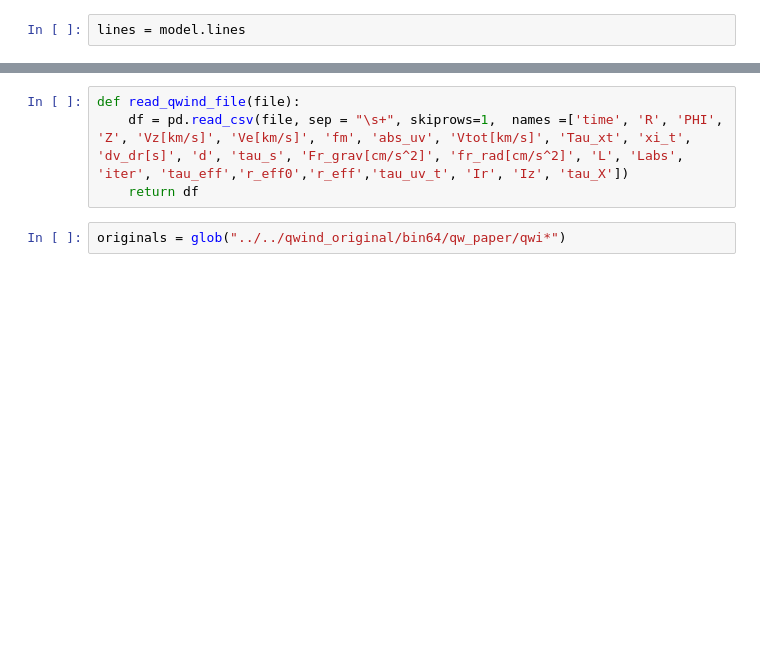
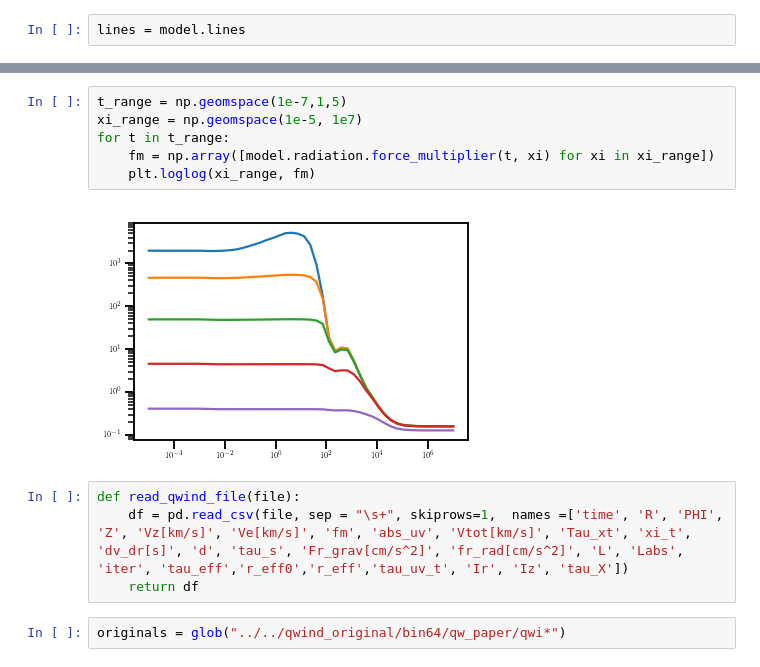
Before and after one commit to arnauqb/qwind, a Jupyter notebook: Notebooks/debug2.ipynb, the cells around one changed output, grey strips where cells are left out. Drawn from its saved outputs; the diff is of its cells as text; blank space fills up the shorter version.

```diff
--- a/Notebooks/debug2.ipynb
+++ b/Notebooks/debug2.ipynb
@@ -70,3 +82,11 @@ model.mdot_w / constants.Ms * constants.year
+# %%
+t_range = np.geomspace(1e-7,1,5)
+xi_range = np.geomspace(1e-5, 1e7)
+for t in t_range:
+    fm = np.array([model.radiation.force_multiplier(t, xi) for xi in xi_range])
+    plt.loglog(xi_range, fm)
+# %% [output]
+[figure, added]
 # %%
 def read_qwind_file(file):
     df = pd.read_csv(file, sep = "\s+", skiprows=1,  names =['time', 'R', 'PHI', 'Z', 'Vz[km/s]', 'Ve[km/s]', 'fm', 'abs_uv', 'Vtot[km/s]', 'Tau_xt', 'xi_t', 'dv_dr[s]', 'd', 'tau_s', 'Fr_grav[cm/s^2]', 'fr_rad[cm/s^2]', 'L', 'Labs', 'iter', 'tau_eff','r_eff0','r_eff','tau_uv_t', 'Ir', 'Iz', 'tau_X'])
```
Also changed, not shown: parts of 6 cells of this notebook, 4 other files.
